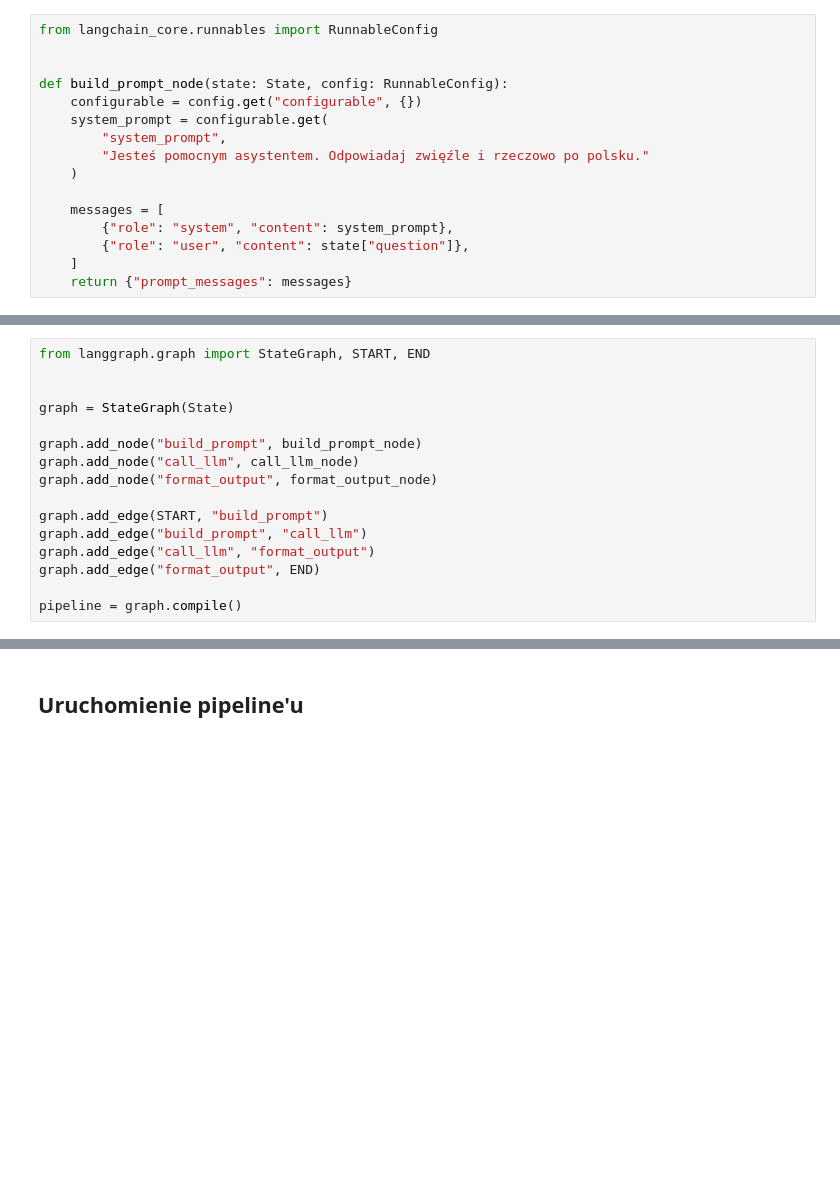
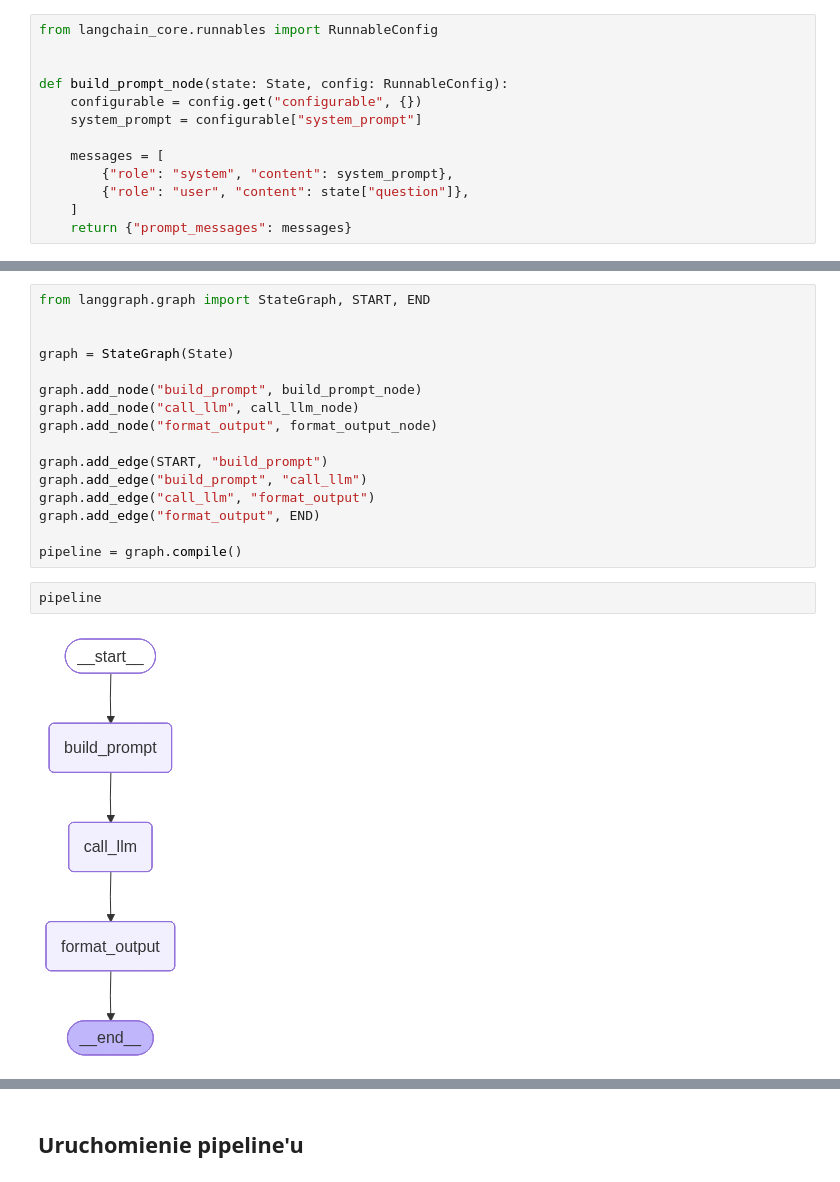
Before and after one commit to pp-szkolenia/2026-06-09_RAG_LangGraph_Agenty, a Jupyter notebook: LangGraph/Kod/2. LLMy w Langgraph.ipynb, the cells around one changed output, grey strips where cells are left out. Drawn from its saved outputs; the diff is of its cells as text; blank space fills up the shorter version.

```diff
--- a/LangGraph/Kod/2. LLMy w Langgraph.ipynb
+++ b/LangGraph/Kod/2. LLMy w Langgraph.ipynb
@@ -36,10 +38,7 @@ from langchain_core.runnables import RunnableConfig
 
 def build_prompt_node(state: State, config: RunnableConfig):
     configurable = config.get("configurable", {})
-    system_prompt = configurable.get(
-        "system_prompt",
-        "Jesteś pomocnym asystentem. Odpowiadaj zwięźle i rzeczowo po polsku."
-    )
+    system_prompt = configurable["system_prompt"]
 
     messages = [
         {"role": "system", "content": system_prompt},
@@ -93,6 +92,10 @@ graph.add_edge("call_llm", "format_output")
 graph.add_edge("format_output", END)
 
 pipeline = graph.compile()
+# %%
+pipeline
+# %% [output]
+[figure, added]
 # %%
 from IPython.display import Image, display
 
```
Also changed, not shown: parts of 4 cells of this notebook, 2 other files.
